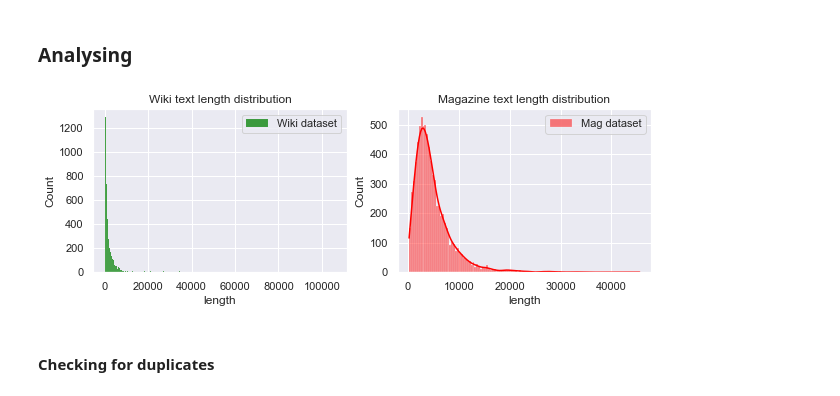
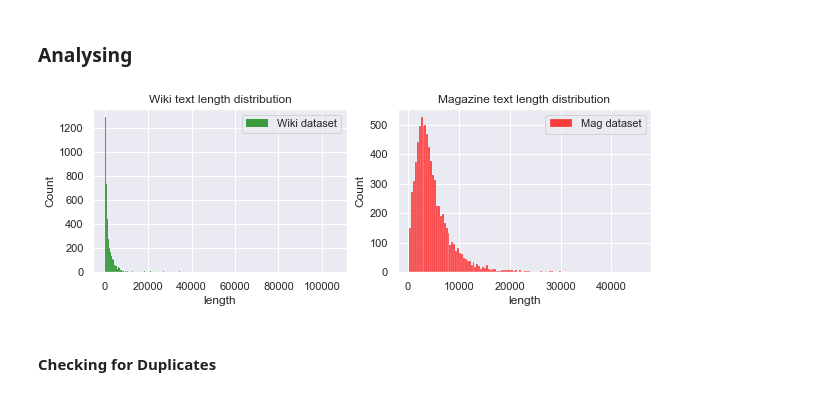
Before and after one commit to lkarjun/malayalam-language-model, a Jupyter notebook: data_statistics.ipynb, the cells around one changed output. Cells and saved outputs as stored; diff of their text form; code cells hidden in the pictures.

```diff
--- a/data_statistics.ipynb
+++ b/data_statistics.ipynb
@@ -21,5 +22,6 @@ def get_text_files(file_name: str):
         txt = file.read()
     return txt
 # %%
-df = pd.read_csv(BASE_PATH/'files.csv')
+wiki = pd.read_csv(BASE_PATH/'wikitext_files.csv')
+mag = pd.read_csv(BASE_PATH/'magazine_files.csv')
 # %%
@@ -33,3 +43,4 @@ df.sample(4, random_state=34)
 # %%
-df['content'] = df['file_path'].progress_map(get_text_files)
+wiki['content'] = wiki['file_path'].progress_map(get_text_files)
+mag['content'] = mag['file_path'].progress_map(get_text_files)
 # %%
@@ -49,16 +64,16 @@ wiki_text = df['dataset_name'] == 'wiki_text'
 # %%
 fig, ax = plt.subplots(ncols = 2, nrows = 1, figsize = (10, 3))
 
-sns.histplot(df[wiki_text]['length'], ax = ax[0], color = 'green', kde = True, label="Wiki dataset")
-sns.histplot(df[~wiki_text]['length'], ax = ax[1], color = 'red', kde = True, label="Mag dataset")
+sns.histplot(wiki['length'], ax = ax[0], color = 'green', label="Wiki dataset")
+sns.histplot(mag['length'], ax = ax[1], color = 'red', label="Mag dataset")
 
 ax[0].legend()
 ax[1].legend()
 ax[0].set_title('Wiki text length distribution')
 ax[1].set_title('Magazine text length distribution')
 
 plt.show()
 # %% [output]
-[figure, old version]
+[figure, new version]
 # %% [markdown]
-#### Checking for duplicates
+#### Checking for Duplicates
```
Also changed, not shown: parts of 17 cells of this notebook.
